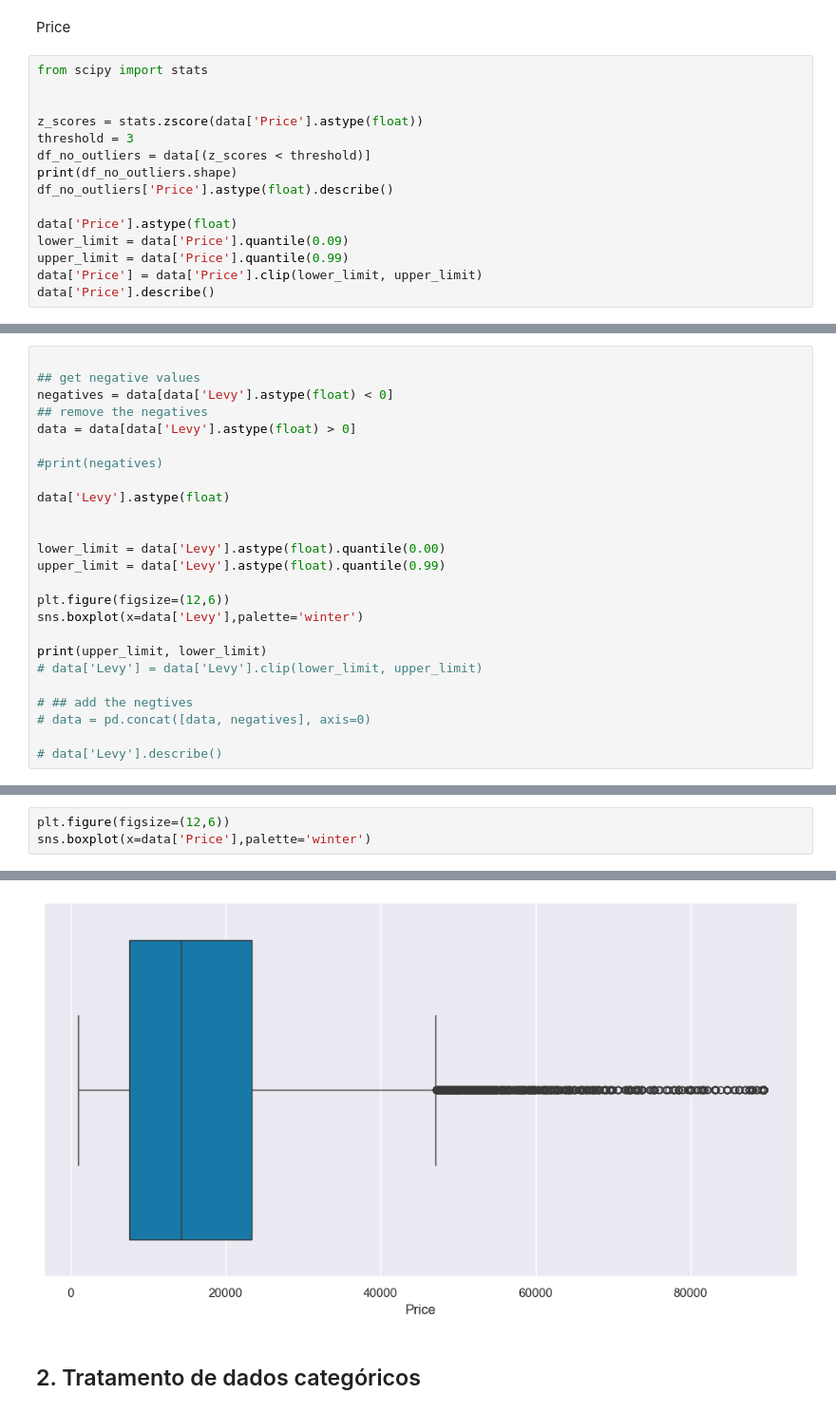
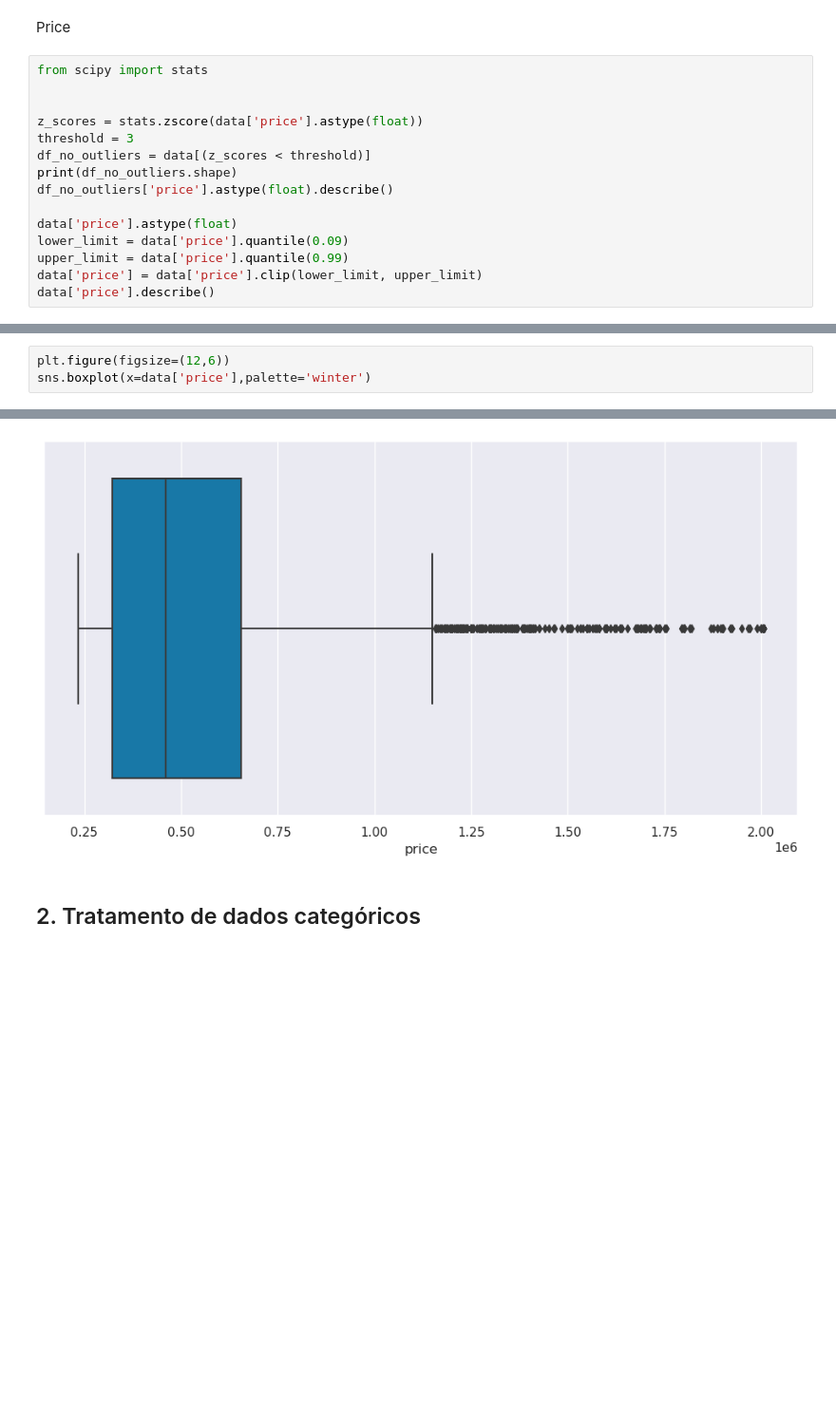
Before and after one commit to GoncaloSenra/DAA-Modelos-de-Machine-Learning, a Jupyter notebook: teste_house.ipynb, the cells around one changed output, grey strips where cells are left out. Shown at 95% size. Cells and saved outputs as stored; diff of their text form; blank space fills up the shorter version.

```diff
--- a/teste_house.ipynb
+++ b/teste_house.ipynb
@@ -189,15 +188,15 @@ Price
 from scipy import stats
 
 
-z_scores = stats.zscore(data['Price'].astype(float))
+z_scores = stats.zscore(data['price'].astype(float))
 threshold = 3
 df_no_outliers = data[(z_scores < threshold)]
 print(df_no_outliers.shape)
-df_no_outliers['Price'].astype(float).describe()
+df_no_outliers['price'].astype(float).describe()
 
-data['Price'].astype(float)
-lower_limit = data['Price'].quantile(0.09)
-upper_limit = data['Price'].quantile(0.99)
-data['Price'] = data['Price'].clip(lower_limit, upper_limit)
-data['Price'].describe()
+data['price'].astype(float)
+lower_limit = data['price'].quantile(0.09)
+upper_limit = data['price'].quantile(0.99)
+data['price'] = data['price'].clip(lower_limit, upper_limit)
+data['price'].describe()
 # %% [output]
@@ -205,25 +212,0 @@ KeyError: 'Price'
-# %%
-
-## get negative values
-negatives = data[data['Levy'].astype(float) < 0]
-## remove the negatives
-data = data[data['Levy'].astype(float) > 0]
-
-#print(negatives)
-
-data['Levy'].astype(float)
-
-
-lower_limit = data['Levy'].astype(float).quantile(0.00)
-upper_limit = data['Levy'].astype(float).quantile(0.99)
-
-plt.figure(figsize=(12,6))
-sns.boxplot(x=data['Levy'],palette='winter')
-
-print(upper_limit, lower_limit)
-# data['Levy'] = data['Levy'].clip(lower_limit, upper_limit)
-
-# ## add the negtives
-# data = pd.concat([data, negatives], axis=0)
-
-# data['Levy'].describe()
@@ -236,4 +213,4 @@ Passing `palette` without assigning `hue` is deprecated and will be removed in v
 # %%
 plt.figure(figsize=(12,6))
-sns.boxplot(x=data['Price'],palette='winter')
+sns.boxplot(x=data['price'],palette='winter')
 # %% [output]
@@ -244,4 +218,4 @@ Passing `palette` without assigning `hue` is deprecated and will be removed in v
-[figure, old version]
+[figure, new version]
 # %% [markdown]
 ## 2. Tratamento de dados categóricos
 # %%
```
Also changed, not shown: parts of 25 cells of this notebook.
